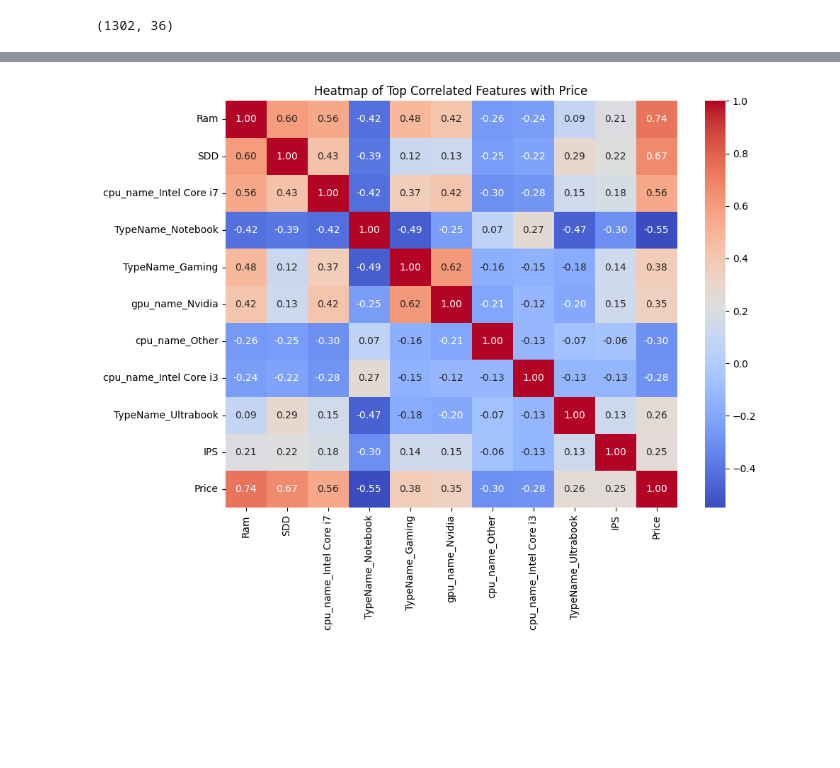
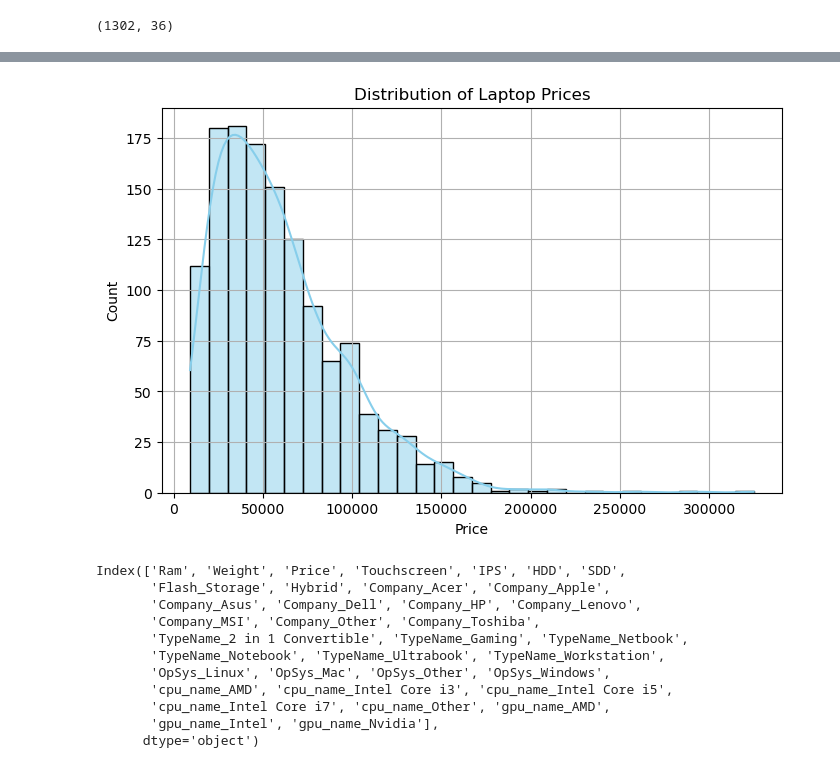
Before and after one commit to Ddasunsandeepa/laptop_price_predictor_project, a Jupyter notebook: notebooks/FC212012-Sajani/Data_Preprocessing.ipynb, the cells around one changed output, grey strips where cells are left out. Cells and saved outputs as stored; diff of their text form; code cells hidden in the pictures; blank space fills up the shorter version.

```diff
--- a/notebooks/FC212012-Sajani/Data_Preprocessing.ipynb
+++ b/notebooks/FC212012-Sajani/Data_Preprocessing.ipynb
@@ -825,10 +546,28 @@ Passing `palette` without assigning `hue` is deprecated and will be removed in v
-# %%
-top_features = top_corr.index.tolist()
-
-plt.figure(figsize=(10, 8))
-sns.heatmap(df[top_features + ['Price']].corr(), annot=True, cmap='coolwarm', fmt=".2f")
-plt.title("Heatmap of Top Correlated Features with Price")
-plt.tight_layout()
-plt.show()
-# %% [output]
-[figure, removed]
+# %%
+#Visualizing the distribution of Price
+import seaborn as sns
+import matplotlib.pyplot as plt
+
+plt.figure(figsize=(8, 5))
+sns.histplot(df['Price'], kde=True, bins=30, color='skyblue')
+plt.title('Distribution of Laptop Prices')
+plt.xlabel('Price')
+plt.ylabel('Count')
+plt.grid(True)
+plt.show()
+# %% [output]
+[figure, added]
+# %%
+print(df.columns)
+# %% [output]
+Index(['Ram', 'Weight', 'Price', 'Touchscreen', 'IPS', 'HDD', 'SDD',
+       'Flash_Storage', 'Hybrid', 'Company_Acer', 'Company_Apple',
+       'Company_Asus', 'Company_Dell', 'Company_HP', 'Company_Lenovo',
+       'Company_MSI', 'Company_Other', 'Company_Toshiba',
+       'TypeName_2 in 1 Convertible', 'TypeName_Gaming', 'TypeName_Netbook',
+       'TypeName_Notebook', 'TypeName_Ultrabook', 'TypeName_Workstation',
+       'OpSys_Linux', 'OpSys_Mac', 'OpSys_Other', 'OpSys_Windows',
+       'cpu_name_AMD', 'cpu_name_Intel Core i3', 'cpu_name_Intel Core i5',
+       'cpu_name_Intel Core i7', 'cpu_name_Other', 'gpu_name_AMD',
+       'gpu_name_Intel', 'gpu_name_Nvidia'],
+      dtype='object')
```
Also changed, not shown: parts of 38 cells of this notebook, 3 other files.
